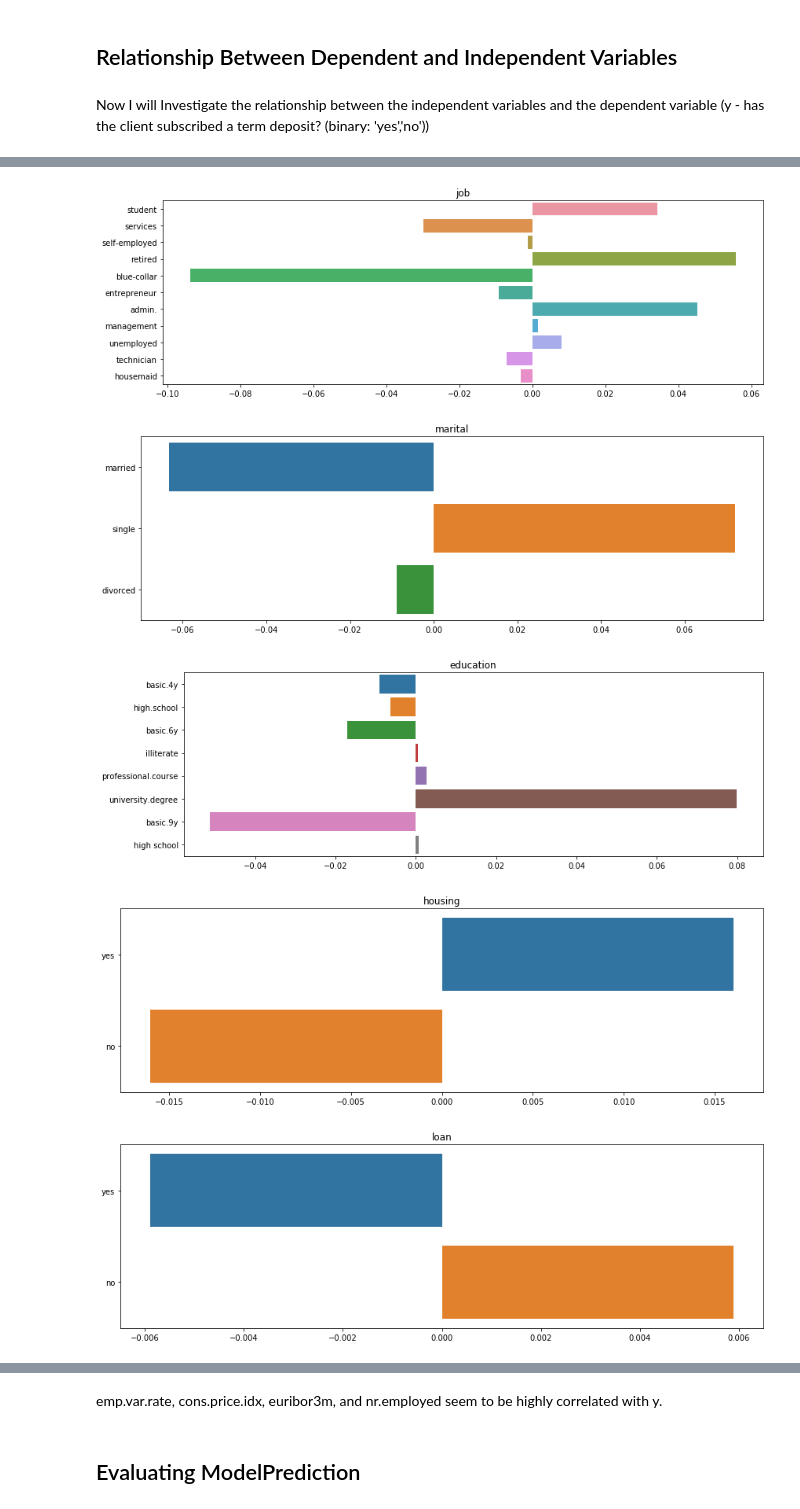
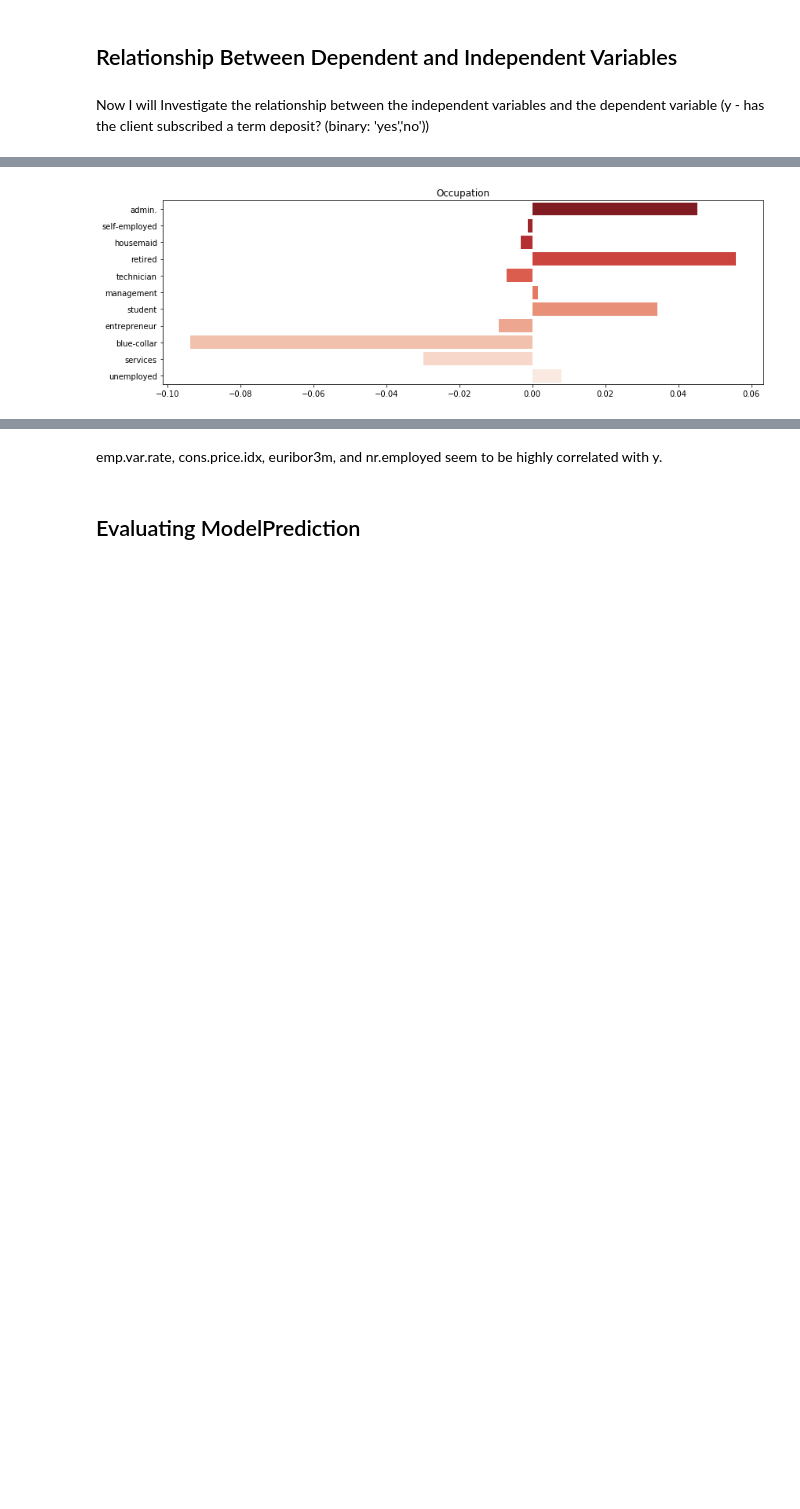
Before and after one commit to ajkeamy/QL-Bank-Marketing, a Jupyter notebook: Bank_Marketing_Notebook.ipynb, the cells around one changed output, grey strips where cells are left out. Cells and saved outputs as stored; diff of their text form; code cells hidden in the pictures; blank space fills up the shorter version.

```diff
--- a/Bank_Marketing_Notebook.ipynb
+++ b/Bank_Marketing_Notebook.ipynb
@@ -391,22 +484,15 @@ plt.show()
 # %%
-
-for col in cat_features:
-    plt.figure(figsize=(12,4))
-    subscribe = df.loc[df.y.values == 'yes', col].value_counts()
-    no_subscribe = df.loc[df.y.values == 'no', col].value_counts()
-    total = list(set(list(subscribe.index) + list(no_subscribe.index)))
-
-    subscribe = subscribe.to_dict()
-    no_subscribe = no_subscribe.to_dict()
-    indicies = list(total)
-    total = [subscribe.get(k, 0) / (df.y.values == 'yes').sum() - no_subscribe.get(k, 0) / (df.y.values == 'no').sum() for k in total]
-
-    sns.barplot(total, indicies)
-    plt.title(col)
-    plt.tight_layout()
+plt.figure(figsize=(12,4))
+subscribe = df.loc[df.y.values == 'yes', 'job'].value_counts()
+no_subscribe = df.loc[df.y.values == 'no', 'job'].value_counts()
+total = list(set(list(subscribe.index) + list(no_subscribe.index)))
+diverging_colors = sns.color_palette("Reds_r", 11)
+subscribe = subscribe.to_dict()
+no_subscribe = no_subscribe.to_dict()
+indicies = list(total)
+total = [subscribe.get(k, 0) / (df.y.values == 'yes').sum() - no_subscribe.get(k, 0) / (df.y.values == 'no').sum() for k in total]
+sns.barplot(total, indicies, palette= diverging_colors)
+plt.title('Occupation')
+plt.tight_layout()
 # %% [output]
-[figure, old version]
+[figure, new version]
-[figure, removed]
-[figure, removed]
-[figure, removed]
-[figure, removed]
```
Also changed, not shown: parts of 23 cells of this notebook.
